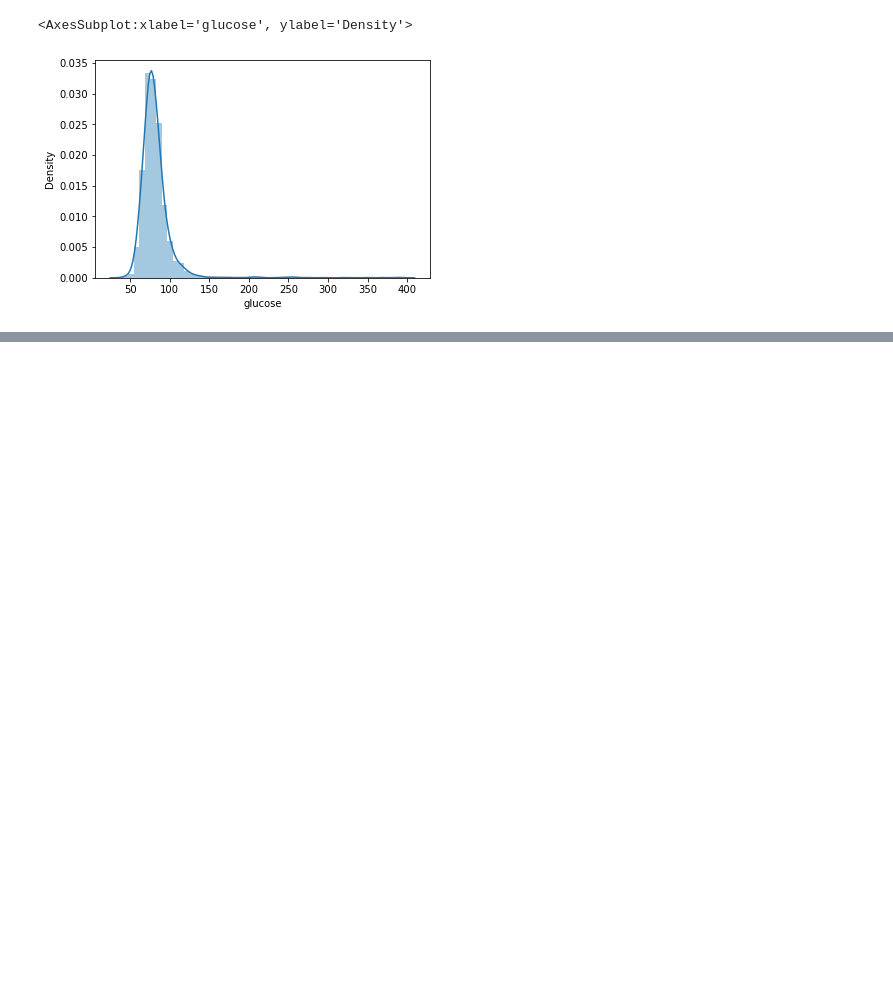
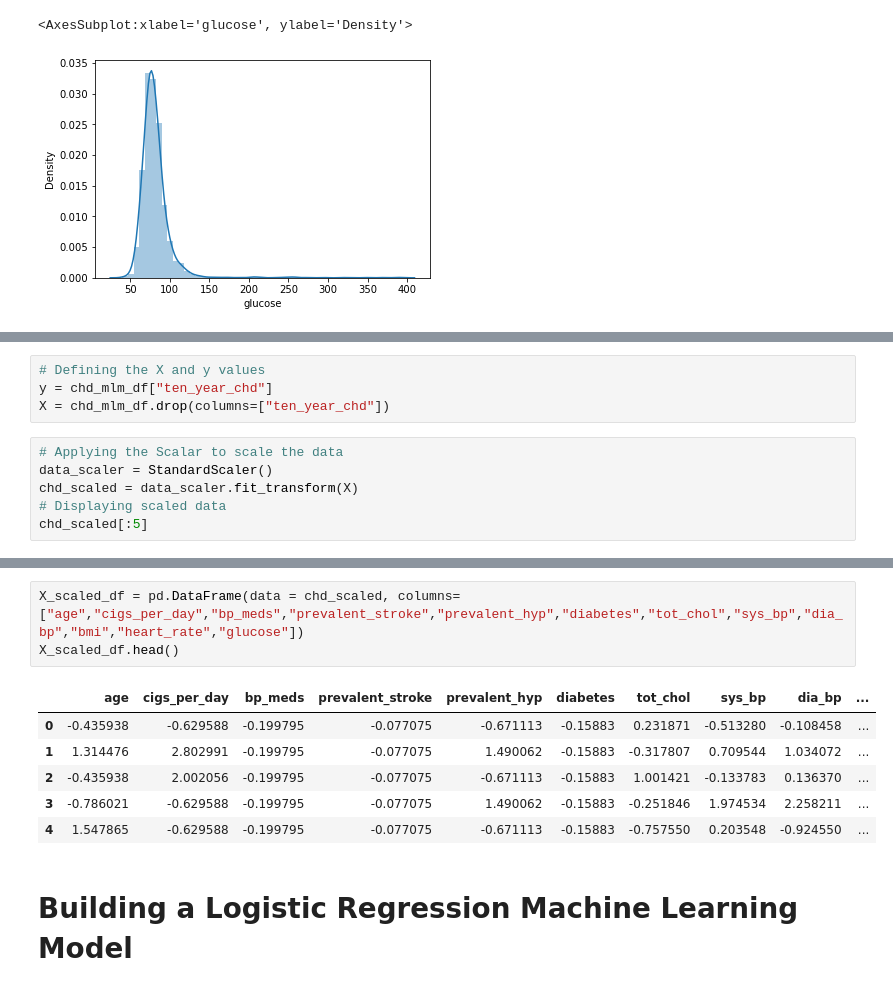
Before and after one commit to RN2D-Project/BootCamp_Project, a Jupyter notebook: HeartDiseasePredictor_MLM.ipynb, the cells around one changed output, grey strips where cells are left out. Drawn from its saved outputs; the diff is of its cells as text; blank space fills up the shorter version.

```diff
--- a/HeartDiseasePredictor_MLM.ipynb
+++ b/HeartDiseasePredictor_MLM.ipynb
@@ -326,0 +358,10 @@ sns.distplot(newchd_df['glucose'])
+# %%
+# Defining the X and y values
+y = chd_mlm_df["ten_year_chd"]
+X = chd_mlm_df.drop(columns=["ten_year_chd"])
+# %%
+# Applying the Scalar to scale the data
+data_scaler = StandardScaler()
+chd_scaled = data_scaler.fit_transform(X)
+# Displaying scaled data
+chd_scaled[:5]
@@ -326,0 +384,12 @@ sns.distplot(newchd_df['glucose'])
+# %%
+X_scaled_df = pd.DataFrame(data = chd_scaled, columns=["age","cigs_per_day","bp_meds","prevalent_stroke","prevalent_hyp","diabetes","tot_chol","sys_bp","dia_bp","bmi","heart_rate","glucose"])
+X_scaled_df.head()
+# %% [output]
+|  | age | cigs_per_day | bp_meds | prevalent_stroke | prevalent_hyp | diabetes | tot_chol | sys_bp | dia_bp | ... |
+| 0 | -0.435938 | -0.629588 | -0.199795 | -0.077075 | -0.671113 | -0.15883 | 0.231871 | -0.513280 | -0.108458 | ... |
+| 1 | 1.314476 | 2.802991 | -0.199795 | -0.077075 | 1.490062 | -0.15883 | -0.317807 | 0.709544 | 1.034072 | ... |
+| 2 | -0.435938 | 2.002056 | -0.199795 | -0.077075 | -0.671113 | -0.15883 | 1.001421 | -0.133783 | 0.136370 | ... |
+| 3 | -0.786021 | -0.629588 | -0.199795 | -0.077075 | 1.490062 | -0.15883 | -0.251846 | 1.974534 | 2.258211 | ... |
+| 4 | 1.547865 | -0.629588 | -0.199795 | -0.077075 | -0.671113 | -0.15883 | -0.757550 | 0.203548 | -0.924550 | ... |
+# %% [markdown]
+# Building a Logistic Regression Machine Learning Model
```
Also changed, not shown: parts of 15 cells of this notebook.
